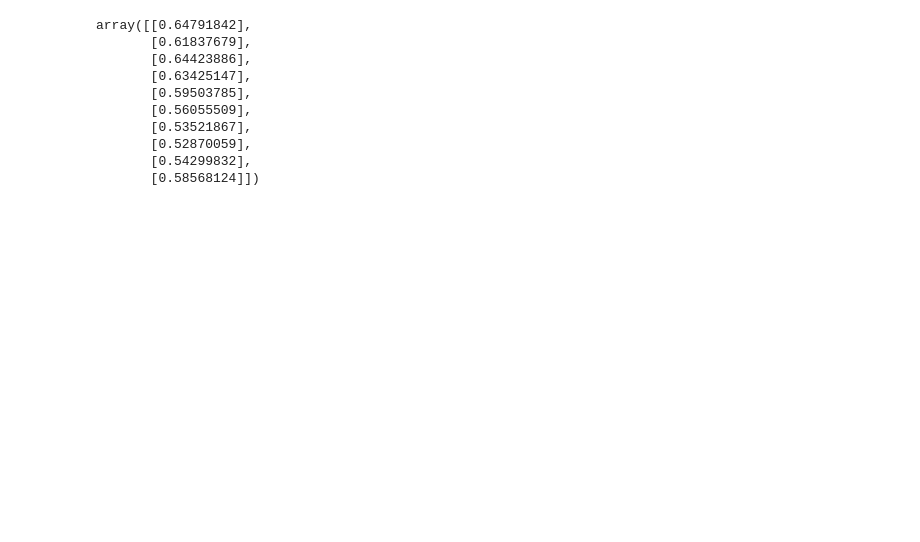
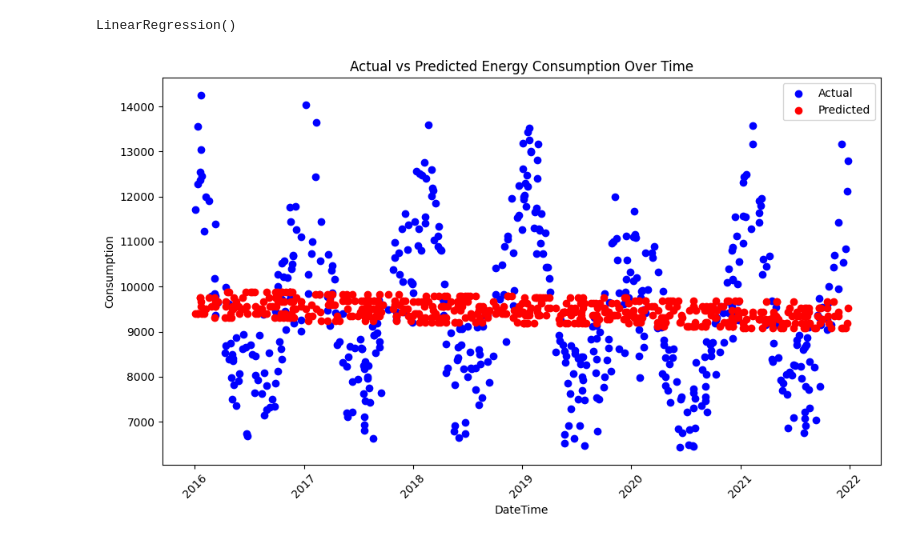
Before and after one commit to SadabAli/Energy-Consumption-prediction, a Jupyter notebook: test.ipynb, the cells around one changed output. Saved outputs shown, nothing was run; the diff lists cells and outputs as text; code cells hidden in the pictures; blank space fills up the shorter version.

```diff
--- a/test.ipynb
+++ b/test.ipynb
@@ -155,13 +92,42 @@ scaled_test = scaler.transform(test_numeric)
-# %%
-scaled_train[:10]
-# %% [output]
-array([[0.64791842],
-       [0.61837679],
-       [0.64423886],
-       [0.63425147],
-       [0.59503785],
-       [0.56055509],
-       [0.53521867],
-       [0.52870059],
-       [0.54299832],
-       [0.58568124]])
+# %%
+from sklearn.model_selection import train_test_split
+from sklearn.preprocessing import LabelEncoder
+from sklearn.linear_model import LinearRegression
+from sklearn.metrics import mean_squared_error, r2_score
+
+
+# Preprocess the data
+data['DateTime'] = pd.to_datetime(data['DateTime'])
+data['Day'] = LabelEncoder().fit_transform(data['Day'])  # Encode the categorical Day feature
+
+# Define features (X) and target (y)
+X = data[['Year', 'Year', 'Week', 'Day']]  # Using time-based features
+y = data['Consumption']
+
+
+X_train, X_test, y_train, y_test = train_test_split(X, y, test_size=.01, random_state=42)
+# %%
+lr=LinearRegression()
+lr.fit(X_train,y_train)
+# %% [output]
+LinearRegression()
+# %%
+plt.figure(figsize=(10, 6))
+
+# Actual consumption
+plt.scatter(data['DateTime'].iloc[X_test.index], y_test, label="Actual", color="blue")
+
+# Predicted consumption (from Linear Regression)
+plt.scatter(data['DateTime'].iloc[X_test.index], lr.predict(X_test), label="Predicted", color="red")
+
+# Labeling
+plt.xlabel('DateTime')
+plt.ylabel('Consumption')
+plt.title('Actual vs Predicted Energy Consumption Over Time')
+plt.xticks(rotation=45)
+plt.legend()
+plt.tight_layout()
+
+plt.show()
+# %% [output]
+[figure, added]
```
Also changed, not shown: parts of 20 cells of this notebook.
